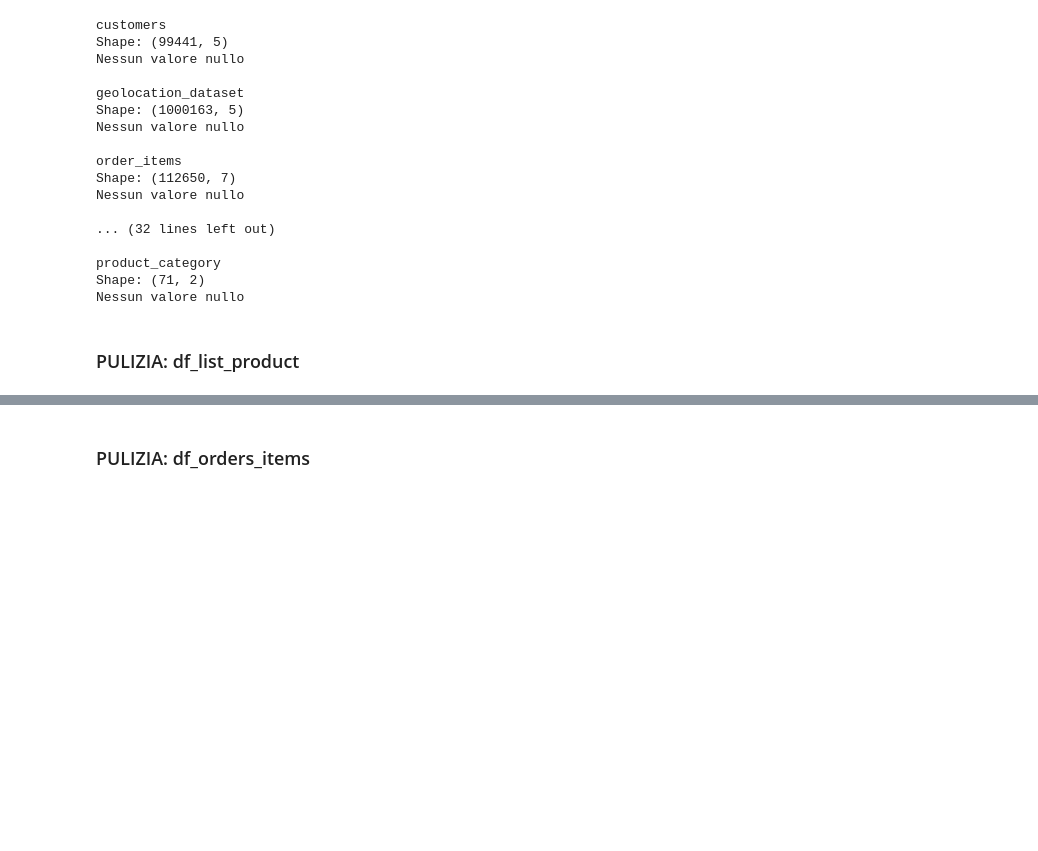
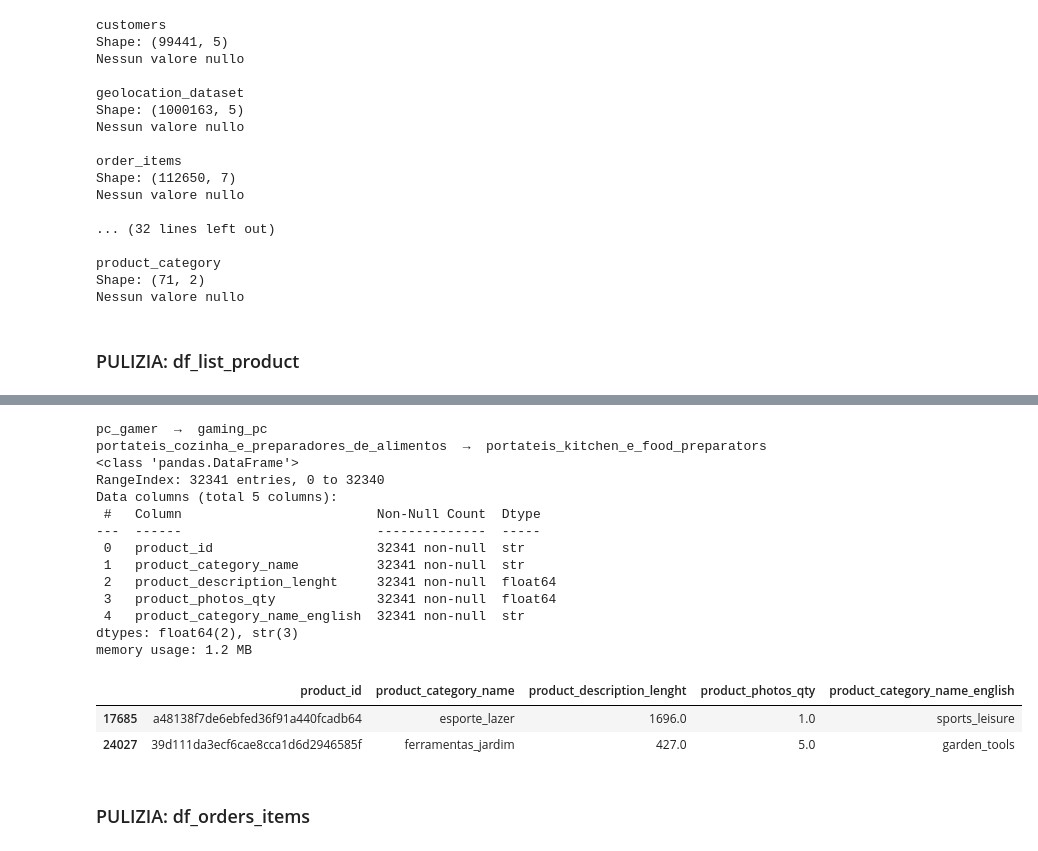
Before and after one commit to marcozanb/final_project, a Jupyter notebook: analisi_creazione_df.ipynb, the cells around one changed output, grey strips where cells are left out. Cells and saved outputs as stored; diff of their text form; code cells hidden in the pictures; blank space fills up the shorter version.

```diff
--- a/analisi_creazione_df.ipynb
+++ b/analisi_creazione_df.ipynb
@@ -112,3 +131,76 @@ memory usage: 1010.8 KB
+# %%
+# Apre Google Translate nel browser e restituisce la traduzione
+# dal portoghese all'inglese del testo passato, formattata in snake_case.
+def traduci_categoria(testo):
+
+    # Costruisce l'URL di Google Translate con i parametri: lingua portoghese (pt), lingua inglese (en) e testo
+    url = f"https://translate.google.com/?sl=pt&tl=en&text={testo}&op=translate"
+    driver.get(url)
+
+    # Attende 2 secondi che la pagina carichi e la traduzione appaia
+    time.sleep(2)
+
+    # Accetta i cookie se il popup è presente
+    try:
+        accept_button = driver.find_element(By.XPATH, "//button[.//span[text()='Accept all']]")
+        accept_button.click()
+        time.sleep(2)
+    except:
+        pass  # Il popup non è presente, continua normalmente
+
+    # Trova l'elemento HTML che contiene il testo tradotto
+    risultato = driver.find_element(By.XPATH, "//span[@jsname='W297wb']")
+
+    # Converte in minuscolo e sostituisce gli spazi con underscore
+    traduzione = risultato.text.lower().replace(' ', '_')
+    return traduzione
+
+
+# Avvia Firefox
+# NB CONTROLLATE TUTTI SE SI APRE IL BROWSER E VEDETE GOOGLE TRANSLATE
+driver = webdriver.Firefox()
+
+# Dizionario che conterrà le traduzioni: {nome_portoghese: traduzione_inglese}
+traduzioni_manuali = {}
+
+# Itera sui nomi di categoria mancanti di traduzione
+for nome in nomi_mancanti:
+    traduzione = traduci_categoria(nome)
+    traduzioni_manuali[nome] = traduzione
+    print(f"{nome}  →  {traduzione}")
+    time.sleep(1)
+
+# Chiude il browser al termine delle traduzioni
+driver.quit()
+
+# Aggiorna il DataFrame: per ogni categoria tradotta,
+# riempie i valori NaN nella colonna 'product_category_name_english'
+for nome, traduzione in traduzioni_manuali.items():
+    df_list_product.loc[
+        df_list_product['product_category_name'] == nome,
+        'product_category_name_english'
+    ] = traduzione
+
+df_list_product.info()
+df_list_product.sample(2)
+# %% [output]
+pc_gamer  →  gaming_pc
+portateis_cozinha_e_preparadores_de_alimentos  →  portateis_kitchen_e_food_preparators
+<class 'pandas.DataFrame'>
+RangeIndex: 32341 entries, 0 to 32340
+Data columns (total 5 columns):
+ #   Column                         Non-Null Count  Dtype
+---  ------                         --------------  -----
+ 0   product_id                     32341 non-null  str
+ 1   product_category_name          32341 non-null  str
+ 2   product_description_lenght     32341 non-null  float64
+ 3   product_photos_qty             32341 non-null  float64
+ 4   product_category_name_english  32341 non-null  str
+dtypes: float64(2), str(3)
+memory usage: 1.2 MB
+|  | product_id | product_category_name | product_description_lenght | product_photos_qty | product_category_name_english |
+| 17685 | a48138f7de6ebfed36f91a440fcadb64 | esporte_lazer | 1696.0 | 1.0 | sports_leisure |
+| 24027 | 39d111da3ecf6cae8cca1d6d2946585f | ferramentas_jardim | 427.0 | 5.0 | garden_tools |
 # %% [markdown]
 ### PULIZIA: df_orders_items
 # %%
```
Also changed, not shown: parts of 3 cells of this notebook, 38 other files.
